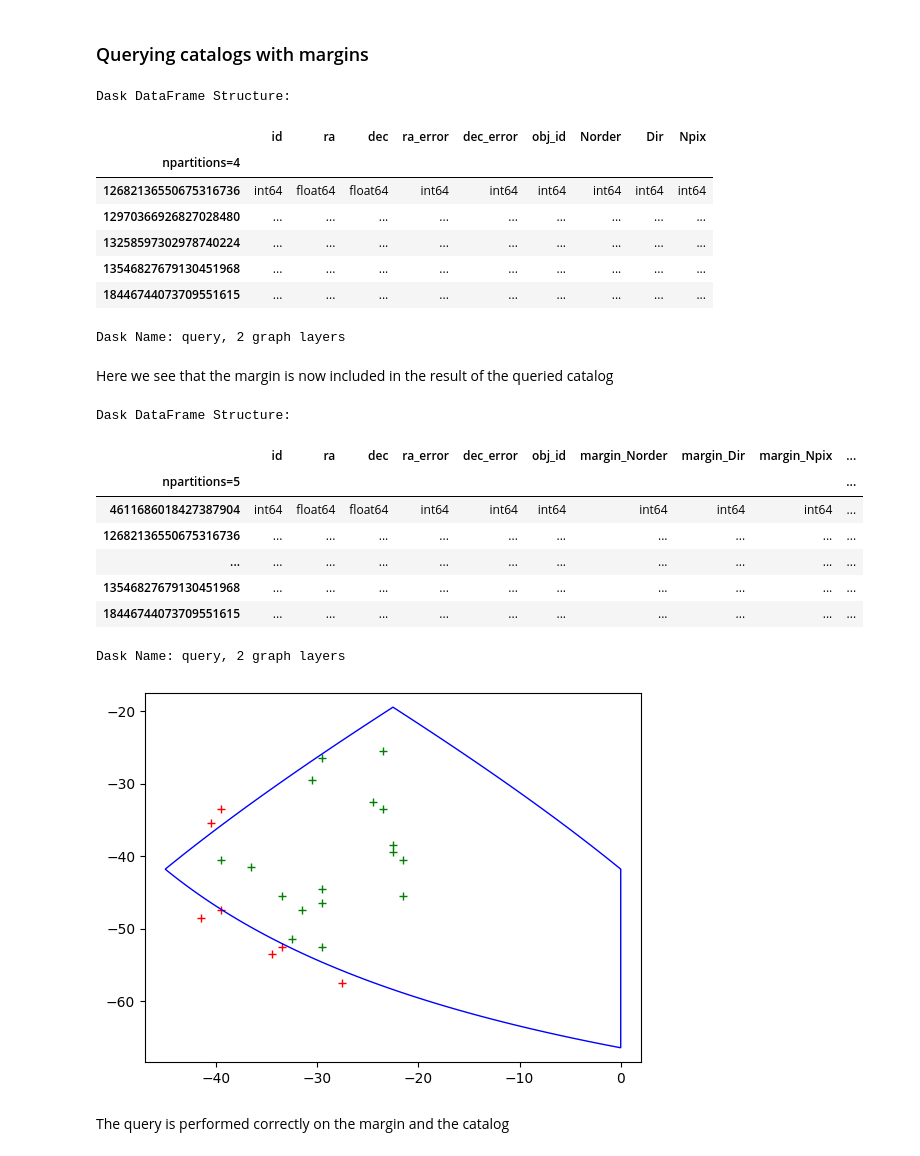
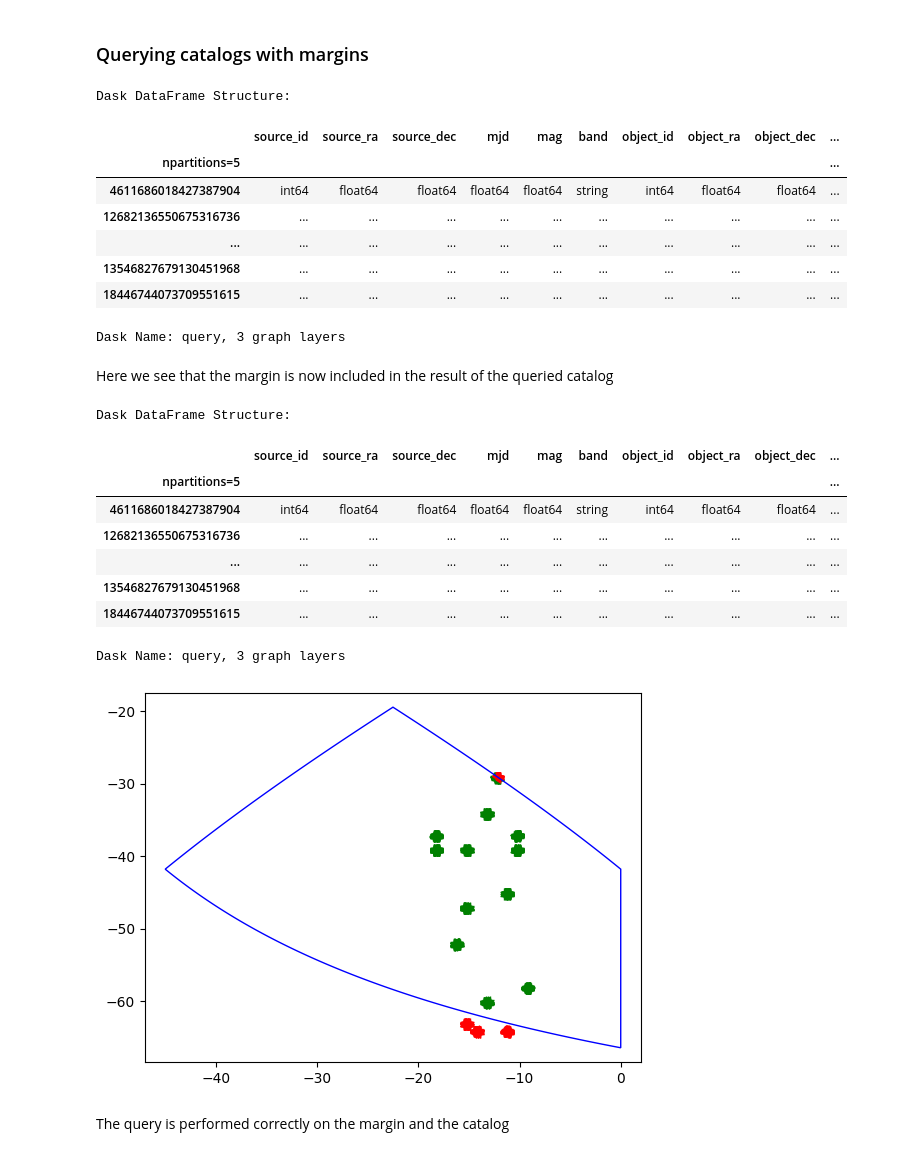
Before and after one commit to lincc-frameworks/notebooks_lf, a Jupyter notebook: sprints/2024/02_22/join_margin.ipynb, the cells around one changed output. Cells and saved outputs as stored; diff of their text form; code cells hidden in the pictures.

```diff
--- a/sprints/2024/02_22/join_margin.ipynb
+++ b/sprints/2024/02_22/join_margin.ipynb
@@ -17,7 +17,7 @@ import healpy as hp
 # %% [markdown]
 ### Reading in the Catalogs
 # %%
-sso1m = lsdb.read_hipscat("/astro/users/seanmcgu/lsdb_deploy/tests/data/small_sky_order1_source_margin")
+sso1m = lsdb.read_hipscat("/data3/epyc/projects3/sean_hipscat/data/small_sky_order1_source_margin")
 sso1m
 # %% [output]
 Dask DataFrame Structure:
@@ -32,5 +32,5 @@ Dask Name: read_parquet_file_to_pandas, 1 graph layer
 # %%
-sso1_source = lsdb.read_hipscat("/astro/users/seanmcgu/lsdb_deploy/tests/data/small_sky_order1_source", margin_cache=sso1m)
+sso1_source = lsdb.read_hipscat("/data3/epyc/projects3/sean_hipscat/data/small_sky_order1_source", margin_cache=sso1m)
 sso1_source
 # %% [output]
 Dask DataFrame Structure:
@@ -103,36 +109,36 @@ plot_points([sso1_source.get_partition(order, pixel).compute(), sso1_source.marg
 # %% [markdown]
 ### Querying catalogs with margins
 # %%
-queried = sso1_source.query('ra < 340')
+queried = sso1_source.query('source_ra > 340')
 queried
 # %% [output]
 Dask DataFrame Structure:
-|  | id | ra | dec | ra_error | dec_error | obj_id | Norder | Dir | Npix |
-| npartitions=4 |  |  |  |  |  |  |  |  |  |
-| 12682136550675316736 | int64 | float64 | float64 | int64 | int64 | int64 | int64 | int64 | int64 |
-| 12970366926827028480 | ... | ... | ... | ... | ... | ... | ... | ... | ... |
-| 13258597302978740224 | ... | ... | ... | ... | ... | ... | ... | ... | ... |
-| 13546827679130451968 | ... | ... | ... | ... | ... | ... | ... | ... | ... |
-| 18446744073709551615 | ... | ... | ... | ... | ... | ... | ... | ... | ... |
+|  | source_id | source_ra | source_dec | mjd | mag | band | object_id | object_ra | object_dec | ... |
+| npartitions=5 |  |  |  |  |  |  |  |  |  | ... |
+| 4611686018427387904 | int64 | float64 | float64 | float64 | float64 | string | int64 | float64 | float64 | ... |
+| 12682136550675316736 | ... | ... | ... | ... | ... | ... | ... | ... | ... | ... |
+| ... | ... | ... | ... | ... | ... | ... | ... | ... | ... | ... |
+| 13546827679130451968 | ... | ... | ... | ... | ... | ... | ... | ... | ... | ... |
+| 18446744073709551615 | ... | ... | ... | ... | ... | ... | ... | ... | ... | ... |
-Dask Name: query, 2 graph layers
+Dask Name: query, 3 graph layers
 # %% [markdown]
 Here we see that the margin is now included in the result of the queried catalog
 # %%
 queried.margin
 # %% [output]
 Dask DataFrame Structure:
-|  | id | ra | dec | ra_error | dec_error | obj_id | margin_Norder | margin_Dir | margin_Npix | ... |
+|  | source_id | source_ra | source_dec | mjd | mag | band | object_id | object_ra | object_dec | ... |
 | npartitions=5 |  |  |  |  |  |  |  |  |  | ... |
-| 4611686018427387904 | int64 | float64 | float64 | int64 | int64 | int64 | int64 | int64 | int64 | ... |
+| 4611686018427387904 | int64 | float64 | float64 | float64 | float64 | string | int64 | float64 | float64 | ... |
 | 12682136550675316736 | ... | ... | ... | ... | ... | ... | ... | ... | ... | ... |
 | ... | ... | ... | ... | ... | ... | ... | ... | ... | ... | ... |
 | 13546827679130451968 | ... | ... | ... | ... | ... | ... | ... | ... | ... | ... |
 | 18446744073709551615 | ... | ... | ... | ... | ... | ... | ... | ... | ... | ... |
-Dask Name: query, 2 graph layers
+Dask Name: query, 3 graph layers
 # %%
-plot_points([queried.get_partition(order, pixel).compute(), queried.margin.get_partition(order, pixel).compute()], order, pixel, ['green', 'red'], ['ra', 'ra'], ['dec', 'dec'])
+plot_points([queried.get_partition(order, pixel).compute(), queried.margin.get_partition(order, pixel).compute()], order, pixel, ['green', 'red'], ['source_ra', 'source_ra'], ['source_dec', 'source_dec'])
 # %% [output]
-[figure, old version]
+[figure, new version]
 # %% [markdown]
 The query is performed correctly on the margin and the catalog
 # %% [markdown]
```
Also changed, not shown: parts of 11 cells of this notebook, 1 other file.
